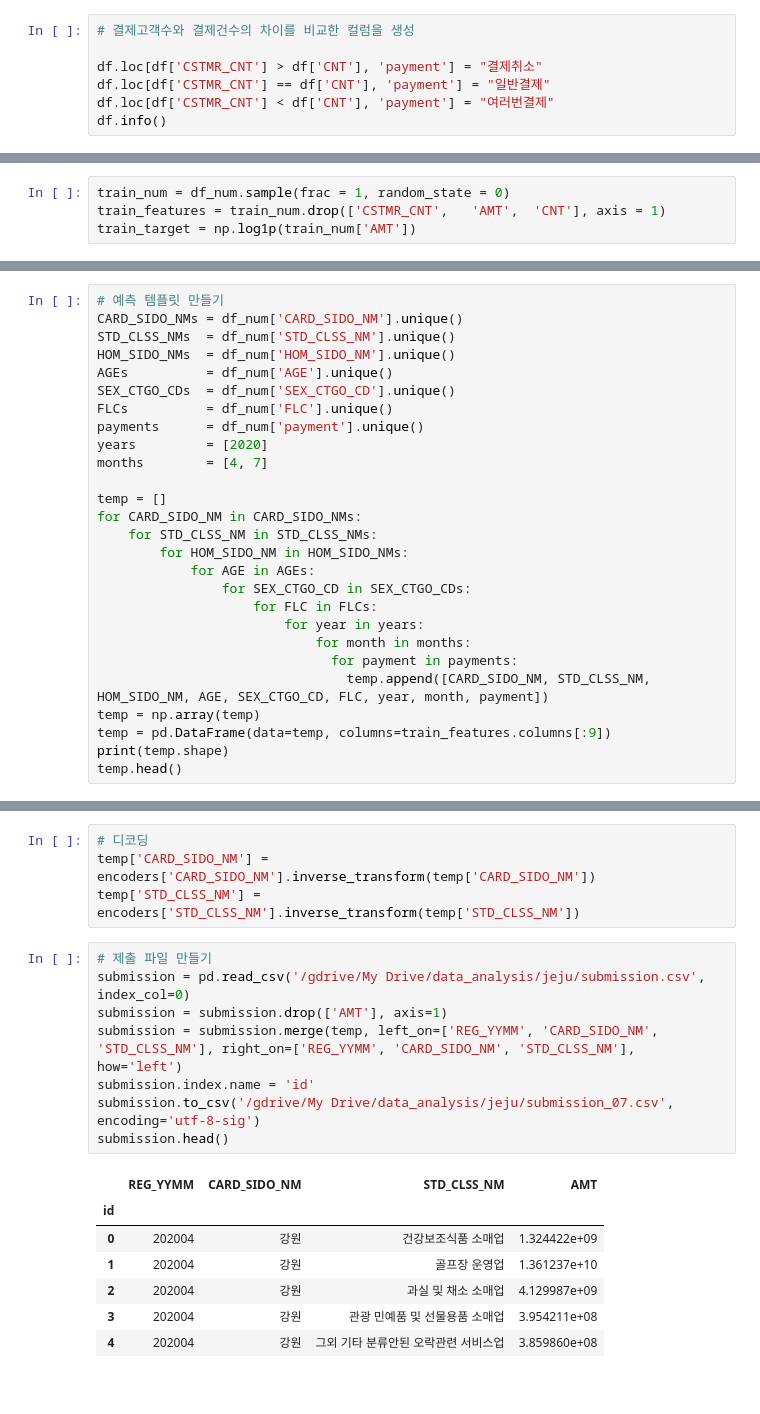
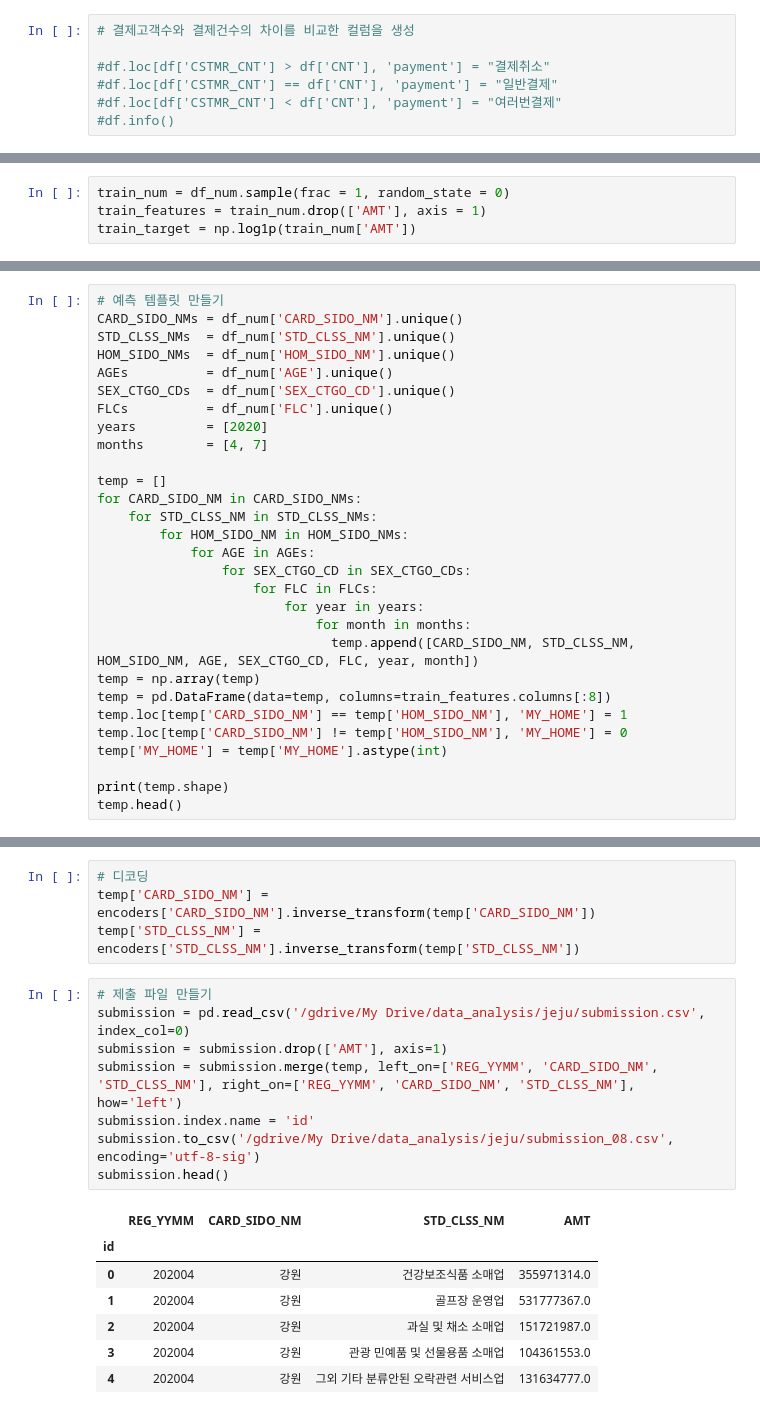
Before and after one commit to kim-bo-saeng/dacon_jeju, a Jupyter notebook: jeju_data_analysis.ipynb, the cells around one changed output, grey strips where cells are left out. Cells and saved outputs as stored; diff of their text form.

```diff
--- a/jeju_data_analysis.ipynb
+++ b/jeju_data_analysis.ipynb
@@ -127,7 +140,7 @@ None
 # %%
 # 결제고객수와 결제건수의 차이를 비교한 컬럼을 생성
 
-df.loc[df['CSTMR_CNT'] > df['CNT'], 'payment'] = "결제취소"
-df.loc[df['CSTMR_CNT'] == df['CNT'], 'payment'] = "일반결제"
-df.loc[df['CSTMR_CNT'] < df['CNT'], 'payment'] = "여러번결제"
-df.info()
+#df.loc[df['CSTMR_CNT'] > df['CNT'], 'payment'] = "결제취소"
+#df.loc[df['CSTMR_CNT'] == df['CNT'], 'payment'] = "일반결제"
+#df.loc[df['CSTMR_CNT'] < df['CNT'], 'payment'] = "여러번결제"
+#df.info()
@@ -284,7 +332,7 @@ age_std.head()
 ### Feature Enginnering & Initial Modeling
 # %%
 train_num = df_num.sample(frac = 1, random_state = 0)
-train_features = train_num.drop(['CSTMR_CNT',	'AMT',	'CNT'], axis = 1)
+train_features = train_num.drop(['AMT'], axis = 1)
 train_target = np.log1p(train_num['AMT'])
 # %% [markdown]
 ### Hyperparamter Tuning & Cross Validation
@@ -390,7 +438,6 @@ HOM_SIDO_NMs  = df_num['HOM_SIDO_NM'].unique()
 AGEs          = df_num['AGE'].unique()
 SEX_CTGO_CDs  = df_num['SEX_CTGO_CD'].unique()
 FLCs          = df_num['FLC'].unique()
-payments      = df_num['payment'].unique()
 years         = [2020]
 months        = [4, 7]
 
@@ -403,10 +450,13 @@ for CARD_SIDO_NM in CARD_SIDO_NMs:
                     for FLC in FLCs:
                         for year in years:
                             for month in months:
-                              for payment in payments:
-                                temp.append([CARD_SIDO_NM, STD_CLSS_NM, HOM_SIDO_NM, AGE, SEX_CTGO_CD, FLC, year, month, payment])
+                              temp.append([CARD_SIDO_NM, STD_CLSS_NM, HOM_SIDO_NM, AGE, SEX_CTGO_CD, FLC, year, month])
 temp = np.array(temp)
-temp = pd.DataFrame(data=temp, columns=train_features.columns[:9])
+temp = pd.DataFrame(data=temp, columns=train_features.columns[:8])
+temp.loc[temp['CARD_SIDO_NM'] == temp['HOM_SIDO_NM'], 'MY_HOME'] = 1
+temp.loc[temp['CARD_SIDO_NM'] != temp['HOM_SIDO_NM'], 'MY_HOME'] = 0
+temp['MY_HOME'] = temp['MY_HOME'].astype(int)
+
 print(temp.shape)
 temp.head()
 # %% [output]
@@ -451,16 +497,16 @@ temp['STD_CLSS_NM'] = encoders['STD_CLSS_NM'].inverse_transform(temp['STD_CLSS_N
 # %%
 # 제출 파일 만들기
 submission = pd.read_csv('/gdrive/My Drive/data_analysis/jeju/submission.csv', index_col=0)
 submission = submission.drop(['AMT'], axis=1)
 submission = submission.merge(temp, left_on=['REG_YYMM', 'CARD_SIDO_NM', 'STD_CLSS_NM'], right_on=['REG_YYMM', 'CARD_SIDO_NM', 'STD_CLSS_NM'], how='left')
 submission.index.name = 'id'
-submission.to_csv('/gdrive/My Drive/data_analysis/jeju/submission_07.csv', encoding='utf-8-sig')
+submission.to_csv('/gdrive/My Drive/data_analysis/jeju/submission_08.csv', encoding='utf-8-sig')
 submission.head()
 # %% [output]
 |  | REG_YYMM | CARD_SIDO_NM | STD_CLSS_NM | AMT |
 | id |  |  |  |  |
-| 0 | 202004 | 강원 | 건강보조식품 소매업 | 1.324422e+09 |
-| 1 | 202004 | 강원 | 골프장 운영업 | 1.361237e+10 |
-| 2 | 202004 | 강원 | 과실 및 채소 소매업 | 4.129987e+09 |
-| 3 | 202004 | 강원 | 관광 민예품 및 선물용품 소매업 | 3.954211e+08 |
-| 4 | 202004 | 강원 | 그외 기타 분류안된 오락관련 서비스업 | 3.859860e+08 |
+| 0 | 202004 | 강원 | 건강보조식품 소매업 | 355971314.0 |
+| 1 | 202004 | 강원 | 골프장 운영업 | 531777367.0 |
+| 2 | 202004 | 강원 | 과실 및 채소 소매업 | 151721987.0 |
+| 3 | 202004 | 강원 | 관광 민예품 및 선물용품 소매업 | 104361553.0 |
+| 4 | 202004 | 강원 | 그외 기타 분류안된 오락관련 서비스업 | 131634777.0 |
```
Also changed, not shown: parts of 9 cells of this notebook.
